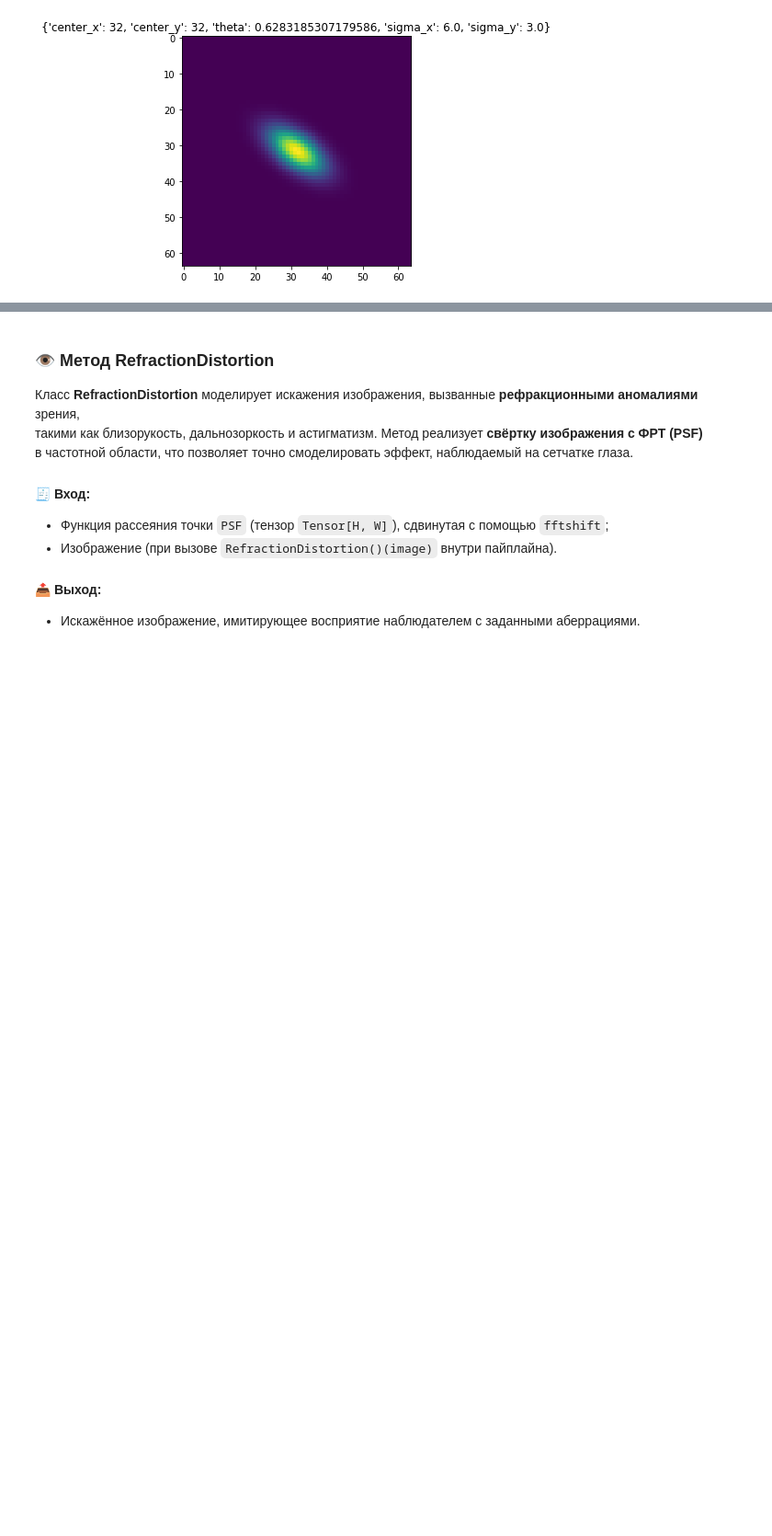
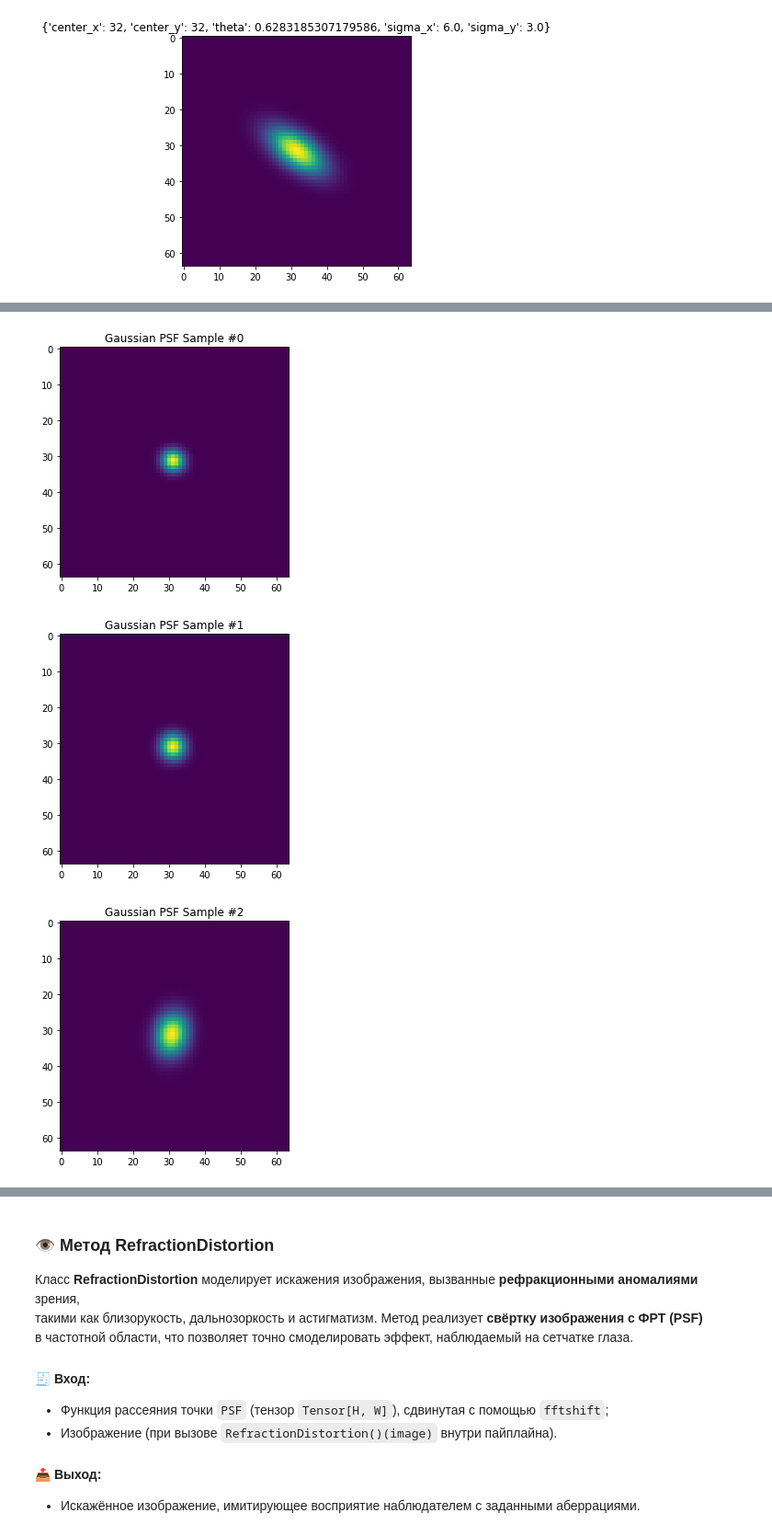
Before and after one commit to pyolimp/pyolimp, a Jupyter notebook: docs/source/notebooks/simulate.ipynb, the cells around one changed output, grey strips where cells are left out. Shown at 92% size. Saved outputs shown, nothing was run; the diff lists cells and outputs as text; code cells hidden in the pictures; blank space fills up the shorter version.

```diff
--- a/docs/source/notebooks/simulate.ipynb
+++ b/docs/source/notebooks/simulate.ipynb
@@ -112,0 +195,23 @@ show_one(PSFGauss(64, 64)(**params3), f"{params3}")
+# %%
+from olimp.precompensation.nn.dataset.psf_gauss import PsfGaussDataset
+
+dataset = PsfGaussDataset(
+    width=64,
+    height=64,
+    center_x={"name": "uniform", "a": 31.0,  "b": 33.0},   # центр по X в пикселях от 0 до 63
+    center_y={"name": "uniform", "a": 31.0,  "b": 33.0},   # центр по Y в пикселях от 0 до 63
+    theta={"name": "uniform",   "a": 0.0,  "b": 180.0},   # угол поворота в градусах
+    sigma_x={"name": "uniform", "a": 1.0,  "b": 5.0},    # sigma по X в пикселях
+    sigma_y={"name": "uniform", "a": 1.0,  "b": 5.0},    # sigma по Y в пикселях
+    seed=42,
+    size=100
+)
+
+# 2) Берём первые N=5 через прямой доступ и визуализируем
+for idx in range(5):
+    psf = dataset[idx]       # Tensor shape (1, H, W)
+    show_one(psf[0], title=f"Gaussian PSF Sample #{idx}")
+# %% [output]
+[figure, added]
+[figure, added]
+[figure, added]
```
Also changed, not shown: parts of 7 cells of this notebook.
